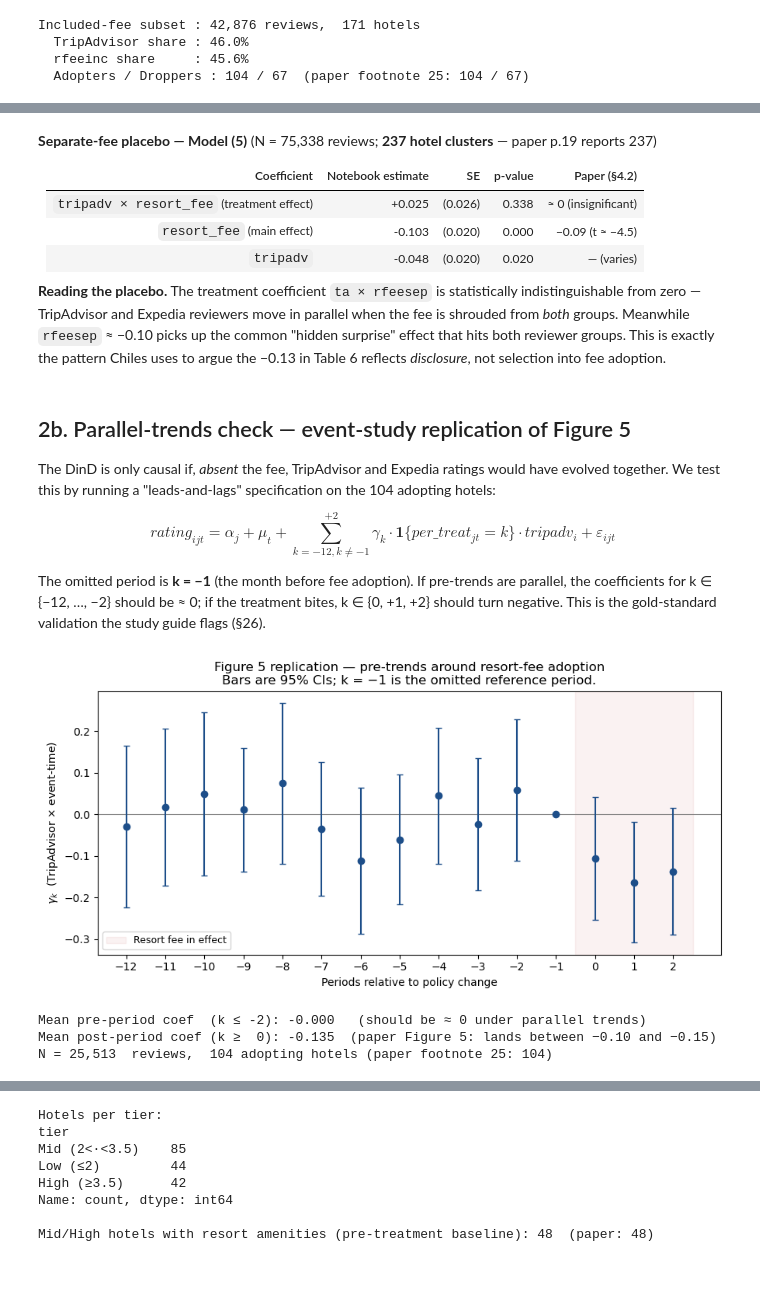
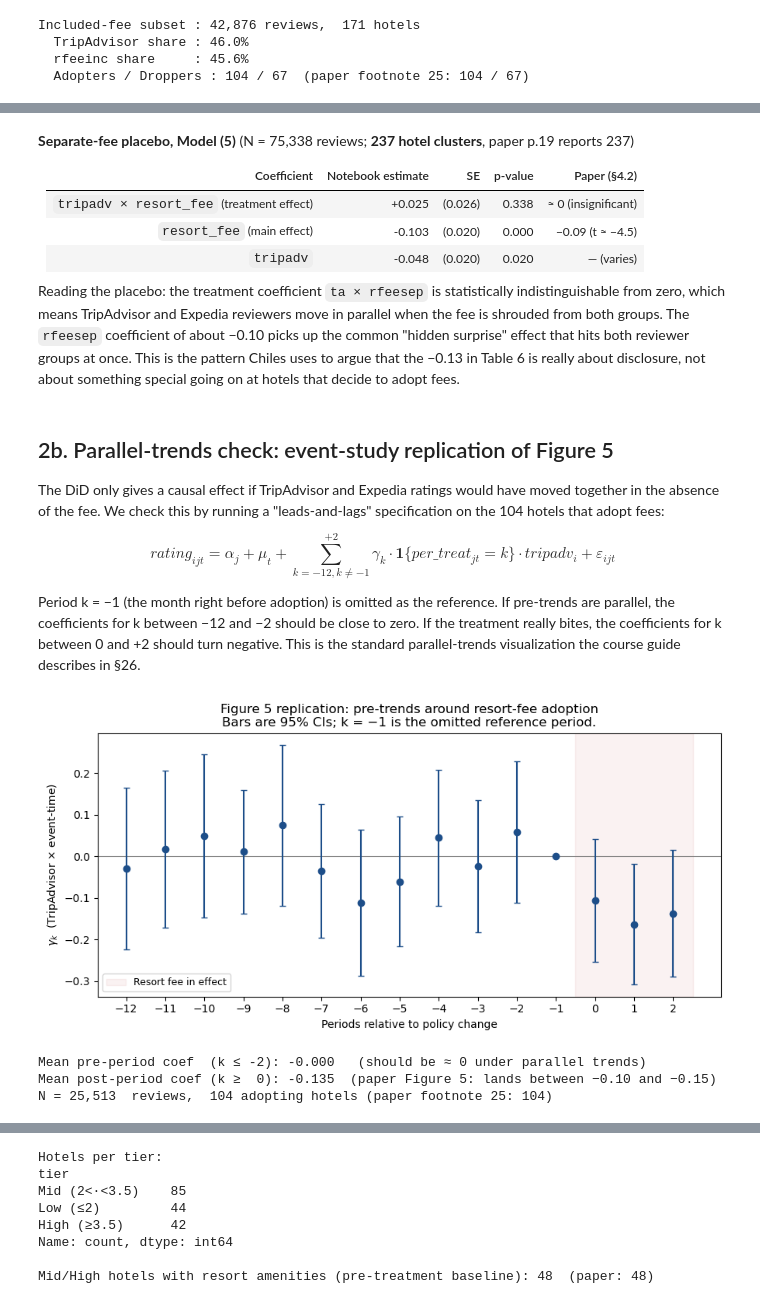
Before and after one commit to izzhou/M409_Final_Project, a Jupyter notebook: project/Chiles_Replication.ipynb, the cells around one changed output, grey strips where cells are left out. Saved outputs shown, nothing was run; the diff lists cells and outputs as text; code cells hidden in the pictures; blank space fills up the shorter version.

```diff
--- a/project/Chiles_Replication.ipynb
+++ b/project/Chiles_Replication.ipynb
@@ -230,17 +237,18 @@ for label, var, paper in placebo_rows:
     body += f'| {label} | {b:+.3f} | ({se:.3f}) | {p:.3f} | {paper} |\n'
 
 n_hotels_sep = sep4.master_id.nunique()
-display(Markdown(f'**Separate-fee placebo — Model (5)**  '
-                 f'(N = {int(m_sep._N):,} reviews; **{n_hotels_sep} hotel clusters** — paper p.19 reports 237)\n\n'
+display(Markdown(f'**Separate-fee placebo, Model (5)**  '
+                 f'(N = {int(m_sep._N):,} reviews; **{n_hotels_sep} hotel clusters**, paper p.19 reports 237)\n\n'
                  + header + body
-                 + '\n**Reading the placebo.** The treatment coefficient `ta × rfeesep` is statistically '
-                   'indistinguishable from zero — TripAdvisor and Expedia reviewers move in parallel when '
-                   'the fee is shrouded from *both* groups. Meanwhile `rfeesep` ≈ −0.10 picks up the '
-                   'common "hidden surprise" effect that hits both reviewer groups. This is exactly the '
-                   'pattern Chiles uses to argue the −0.13 in Table 6 reflects *disclosure*, not selection '
-                   'into fee adoption.'))
+                 + '\nReading the placebo: the treatment coefficient `ta × rfeesep` is statistically '
+                   'indistinguishable from zero, which means TripAdvisor and Expedia reviewers move in '
+                   'parallel when the fee is shrouded from both groups. The `rfeesep` coefficient of '
+                   'about −0.10 picks up the common "hidden surprise" effect that hits both reviewer '
+                   'groups at once. This is the pattern Chiles uses to argue that the −0.13 in Table 6 '
+                   'is really about disclosure, not about something special going on at hotels that '
+                   'decide to adopt fees.'))
 # %% [output]
-**Separate-fee placebo — Model (5)**  (N = 75,338 reviews; **237 hotel clusters** — paper p.19 reports 237)
+**Separate-fee placebo, Model (5)**  (N = 75,338 reviews; **237 hotel clusters**, paper p.19 reports 237)
 
 | Coefficient | Notebook estimate | SE | p-value | Paper (§4.2) |
 |---|---|---|---|---|
@@ -248,15 +256,15 @@ display(Markdown(f'**Separate-fee placebo — Model (5)**  '
 | `resort_fee` (main effect) | -0.103 | (0.020) | 0.000 | −0.09  (t ≈ −4.5) |
 | `tripadv` | -0.048 | (0.020) | 0.020 | — (varies) |
 
-**Reading the placebo.** The treatment coefficient `ta × rfeesep` is statistically indistinguishable from zero — TripAdvisor and Expedia reviewers move in parallel when the fee is shrouded from *both* groups. Meanwhile `rfeesep` ≈ −0.10 picks up the common "hidden surprise" effect that hits both reviewer groups. This is exactly the pattern Chiles uses to argue the −0.13 in Table 6 reflects *disclosure*, not selection into fee adoption.
+Reading the placebo: the treatment coefficient `ta × rfeesep` is statistically indistinguishable from zero, which means TripAdvisor and Expedia reviewers move in parallel when the fee is shrouded from both groups. The `rfeesep` coefficient of about −0.10 picks up the common "hidden surprise" effect that hits both reviewer groups at once. This is the pattern Chiles uses to argue that the −0.13 in Table 6 is really about disclosure, not about something special going on at hotels that decide to adopt fees.
 # %% [markdown]
-## 2b. Parallel-trends check — event-study replication of Figure 5
+## 2b. Parallel-trends check: event-study replication of Figure 5
 
-The DinD is only causal if, *absent* the fee, TripAdvisor and Expedia ratings would have evolved together. We test this by running a "leads-and-lags" specification on the 104 adopting hotels:
+The DiD only gives a causal effect if TripAdvisor and Expedia ratings would have moved together in the absence of the fee. We check this by running a "leads-and-lags" specification on the 104 hotels that adopt fees:
 
 $$ rating_{ijt} = \alpha_j + \mu_t + \sum_{k=-12, k\neq -1}^{+2} \gamma_k \cdot \mathbf{1}\{per\_treat_{jt}=k\} \cdot tripadv_i + \varepsilon_{ijt} $$
 
-The omitted period is **k = −1** (the month before fee adoption). If pre-trends are parallel, the coefficients for k ∈ {−12, …, −2} should be ≈ 0; if the treatment bites, k ∈ {0, +1, +2} should turn negative. This is the gold-standard validation the study guide flags (§26).
+Period k = −1 (the month right before adoption) is omitted as the reference. If pre-trends are parallel, the coefficients for k between −12 and −2 should be close to zero. If the treatment really bites, the coefficients for k between 0 and +2 should turn negative. This is the standard parallel-trends visualization the course guide describes in §26.
 # %%
 # --- Event-study replication of Figure 5 ------------------------------------
 import matplotlib.pyplot as plt
@@ -280,7 +288,7 @@ pt_terms  = [kn(k) for k in range(-12, 3) if k != -1]
 tax_terms = [kx(k) for k in range(-12, 3) if k != -1]
 # Spec: hotel FE, ta main effect (TripAdvisor reviewers rate higher overall),
 # per_treat event-time main effects (common trend on both sides),
-# and tax_k = ta × event-time interactions — these are the gamma_k we plot.
+# and tax_k = ta × event-time interactions, which are the gamma_k we plot.
 # (Calendar-month FE would be collinear with the per_treat dummies inside a hotel, so we omit it.)
 formula = 'rating ~ ta + ' + ' + '.join(pt_terms + tax_terms) + ' | master_id'
 m_es = pf.feols(formula, data=es, vcov={'CRV1': 'master_id'})
@@ -289,35 +297,35 @@ t = m_es.tidy()
 ks, coefs, los, his = [], [], [], []
 for k in range(-12, 3):
     if k == -1:
         ks.append(k); coefs.append(0.0); los.append(0.0); his.append(0.0); continue
     row = t.loc[kx(k)]
     b, se = row['Estimate'], row['Std. Error']
     ks.append(k); coefs.append(b); los.append(b - 1.96*se); his.append(b + 1.96*se)
 
 fig, ax = plt.subplots(figsize=(9, 4.5))
 ax.axhline(0, color='gray', lw=0.8)
 ax.axvspan(-0.5, 2.5, color='firebrick', alpha=0.06, label='Resort fee in effect')
 ax.errorbar(ks, coefs,
             yerr=[[c-l for c, l in zip(coefs, los)], [h-c for c, h in zip(coefs, his)]],
             fmt='o', color='#1d4e89', capsize=3)
 ax.set_xlabel('Periods relative to policy change')
 ax.set_ylabel(r'$\gamma_k$  (TripAdvisor × event-time)')
-ax.set_title("Figure 5 replication — pre-trends around resort-fee adoption\n"
+ax.set_title("Figure 5 replication: pre-trends around resort-fee adoption\n"
              "Bars are 95% CIs; k = −1 is the omitted reference period.")
 ax.set_xticks(range(-12, 3))
 ax.legend(loc='lower left', fontsize=9)
 plt.tight_layout(); plt.show()
 
 pre  = [c for k, c in zip(ks, coefs) if k <= -2]
 post = [c for k, c in zip(ks, coefs) if k >=  0]
 print(f"Mean pre-period coef  (k ≤ -2): {np.mean(pre):+.3f}   "
       f"(should be ≈ 0 under parallel trends)")
 print(f"Mean post-period coef (k ≥  0): {np.mean(post):+.3f}  "
       f"(paper Figure 5: lands between −0.10 and −0.15)")
 print(f"N = {int(m_es._N):,}  reviews,  {es.master_id.nunique()} adopting hotels "
       f"(paper footnote 25: 104)")
 # %% [output]
-[figure, old version]
+[figure, new version]
 Mean pre-period coef  (k ≤ -2): -0.000   (should be ≈ 0 under parallel trends)
 Mean post-period coef (k ≥  0): -0.135  (paper Figure 5: lands between −0.10 and −0.15)
 N = 25,513  reviews,  104 adopting hotels (paper footnote 25: 104)
```
Also changed, not shown: parts of 16 cells of this notebook.
